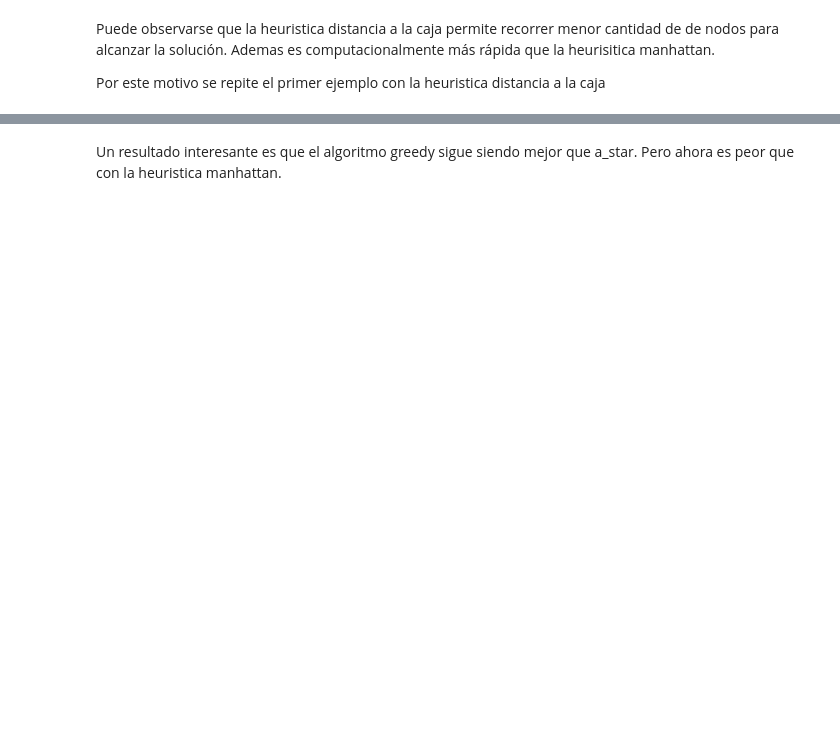
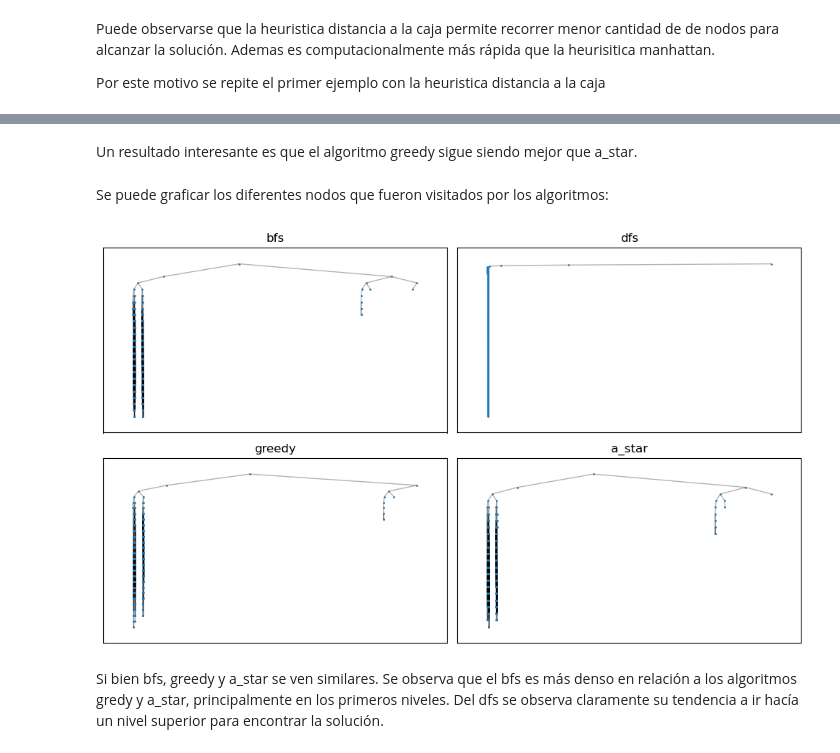
Before and after one commit to jbarberia/sia-tp1, a Jupyter notebook: algoritmos_de_busqueda.ipynb, the cells around one changed output, grey strips where cells are left out. Saved outputs shown, nothing was run; the diff lists cells and outputs as text; code cells hidden in the pictures; blank space fills up the shorter version.

```diff
--- a/algoritmos_de_busqueda.ipynb
+++ b/algoritmos_de_busqueda.ipynb
@@ -235,3 +235,75 @@ a_star
         movimientos:            23
 # %% [markdown]
-Un resultado interesante es que el algoritmo greedy sigue siendo mejor que a_star. Pero ahora es peor que con la heuristica manhattan.
+Un resultado interesante es que el algoritmo greedy sigue siendo mejor que a_star.
+# %% [markdown]
+Se puede graficar los diferentes nodos que fueron visitados por los algoritmos:
+# %%
+import numpy as np
+import networkx as nx
+import matplotlib.pyplot as plt
+
+
+def get_position(results):
+    G = nx.Graph()
+    for nodo in results["nodos_explorados"]:
+        child  = nodo.movements
+        parent = nodo.movements[:-1]
+        if child == parent: continue
+
+        G.add_edge(child, parent)
+
+    pos = {}
+    for node in sorted(list(G.nodes), key=lambda x: len(x)):
+        posicion = {
+            "": 0,
+            "r": 1,
+            "l": -2,
+            "u": -1,
+            "d": 2,
+        }
+
+        if not node:
+            pos[node] = [0, 0]
+            continue
+
+        parent = node[:-1]
+        last = node[-1] if node else ""
+
+        y = -len(node) - 1
+        x = pos[parent][0] + posicion.get(last) * (4 / (6 ** abs(y)))
+
+        pos[node] = [x, y]
+    return G, pos
+
+fig, ax = plt.subplots(2, 2, figsize=(10,6))
+
+
+G, pos = get_position(global_results["bfs"])
+nx.draw_networkx_edges(G, pos, ax=ax[0,0], alpha=0.3)
+nx.draw_networkx_nodes(G, pos, ax=ax[0,0], node_size=1)
+ax[0,0].set_title("bfs")
+
+G, pos = get_position(global_results["dfs"])
+nx.draw_networkx_edges(G, pos, ax=ax[0,1], alpha=0.3)
+nx.draw_networkx_nodes(G, pos, ax=ax[0,1], node_size=1)
+ax[0,1].set_title("dfs")
+
+G, pos = get_position(global_results["greedy"])
+nx.draw_networkx_edges(G, pos, ax=ax[1,0], alpha=0.3)
+nx.draw_networkx_nodes(G, pos, ax=ax[1,0], node_size=1)
+ax[1,0].set_title("greedy")
+
+G, pos = get_position(global_results["a_star"])
+nx.draw_networkx_edges(G, pos, ax=ax[1,1], alpha=0.3)
+nx.draw_networkx_nodes(G, pos, ax=ax[1,1], node_size=1)
+ax[1,1].set_title("a_star")
+
+
+plt.tight_layout()
+plt.show()
+# %% [output]
+[figure, added]
+# %% [markdown]
+Si bien bfs, greedy y a_star se ven similares.
+Se observa que el bfs es más denso en relación a los algoritmos gredy y a_star, principalmente en los primeros niveles.
+Del dfs se observa claramente su tendencia a ir hacía un nivel superior para encontrar la solución.
```
Also changed, not shown: parts of 4 cells of this notebook, 1 other file.
